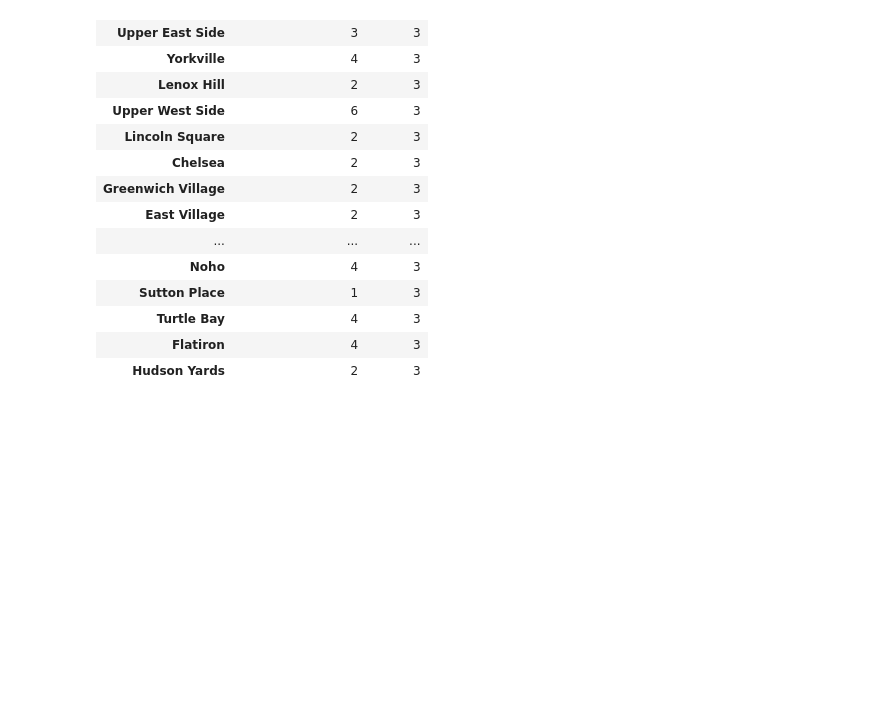
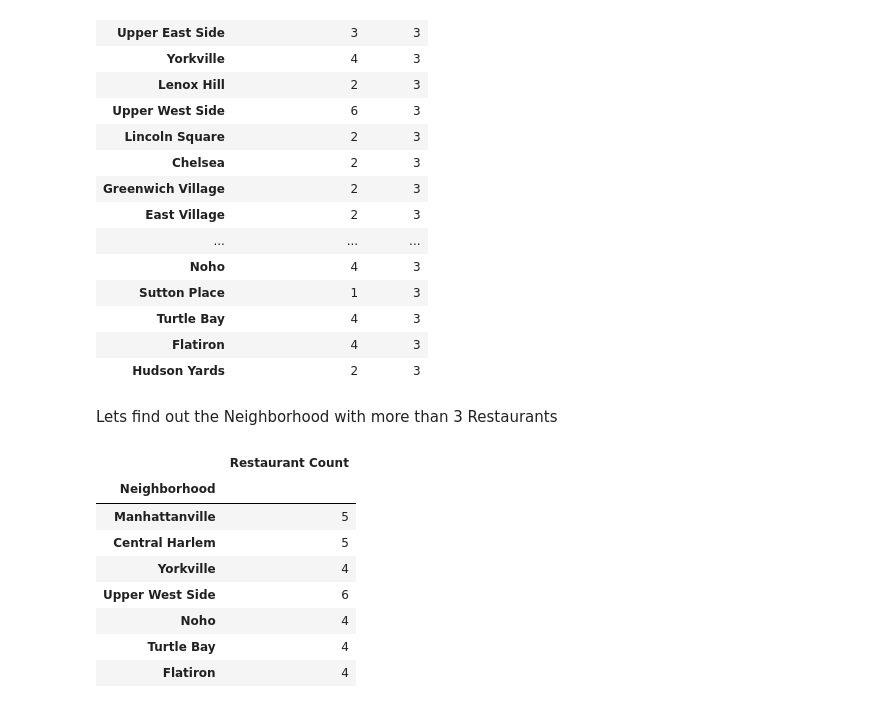
Before and after one commit to V3theCocktail/Github-Datascience, a Jupyter notebook: Analysis for placing a Restaurant in Manhattan.ipynb, the cells around one changed output. Saved outputs shown, nothing was run; the diff lists cells and outputs as text; code cells hidden in the pictures; blank space fills up the shorter version.

```diff
--- a/Analysis for placing a Restaurant in Manhattan.ipynb
+++ b/Analysis for placing a Restaurant in Manhattan.ipynb
@@ -1096,3 +1096,19 @@ C3_Dataframe
 | Turtle Bay | 4 | 3 |
 | Flatiron | 4 | 3 |
 | Hudson Yards | 2 | 3 |
+# %% [markdown]
+Lets find out the Neighborhood with more than 3 Restaurants
+# %%
+CorrectNeigh = C3_Dataframe[C3_Dataframe['Restaurant Count'] > 3]
+CorrectNeigh = CorrectNeigh.drop('Cluster',axis=1)
+CorrectNeigh
+# %% [output]
+|  | Restaurant Count |
+| Neighborhood |  |
+| Manhattanville | 5 |
+| Central Harlem | 5 |
+| Yorkville | 4 |
+| Upper West Side | 6 |
+| Noho | 4 |
+| Turtle Bay | 4 |
+| Flatiron | 4 |
```
Also changed, not shown: parts of 2 cells of this notebook.
